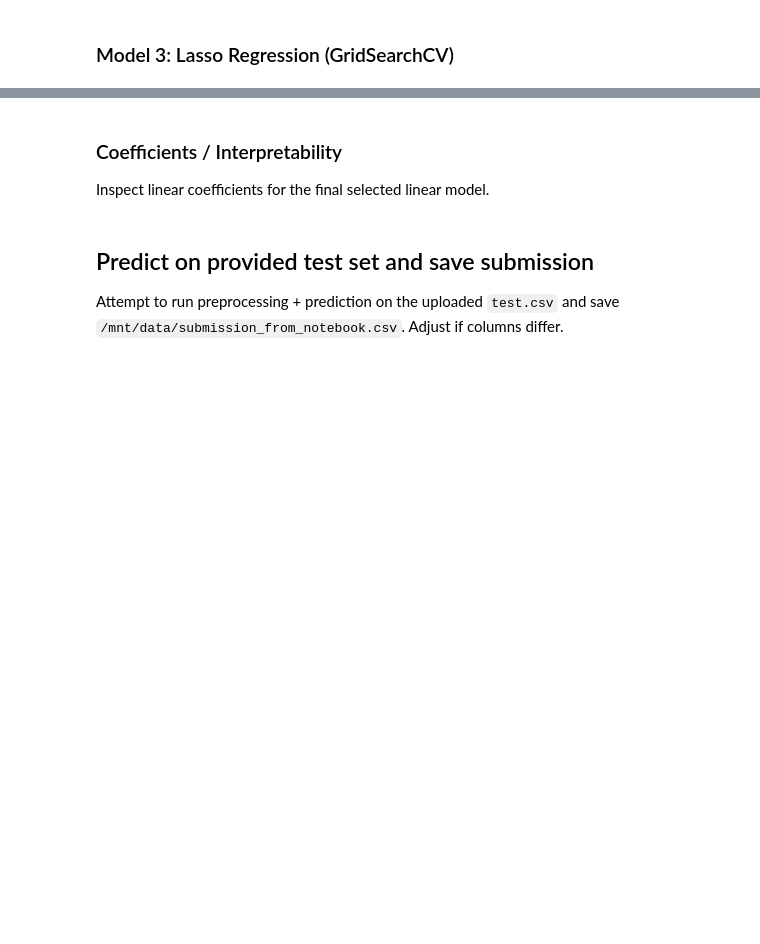
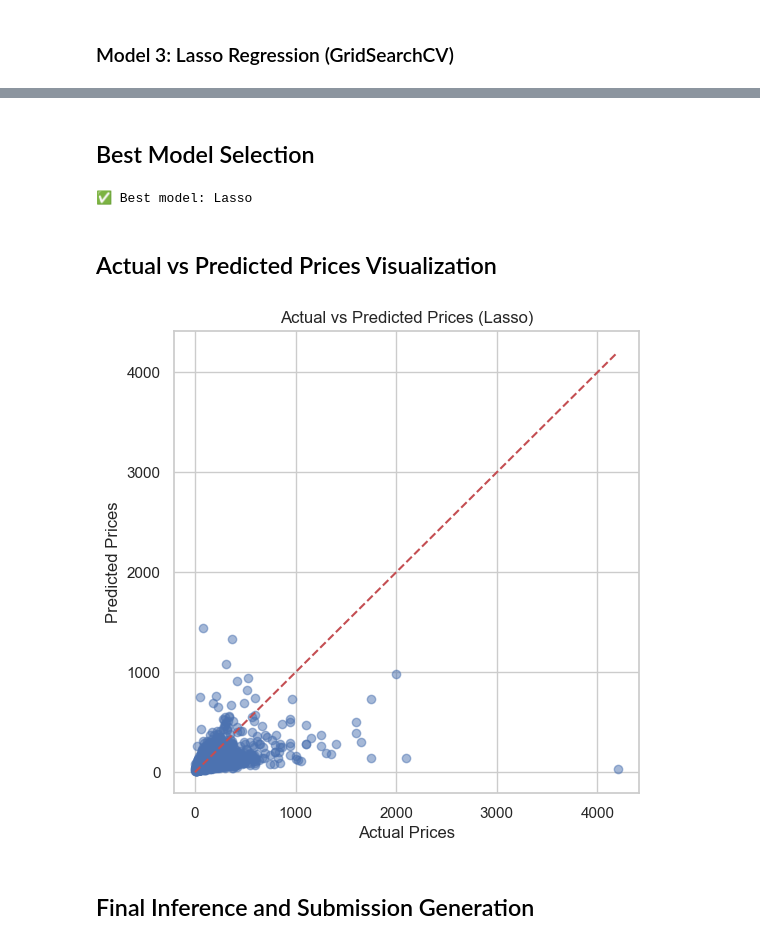
Before and after one commit to AwesomeuncleB/Lineear_regression, a Jupyter notebook: Linear regression/House_Price_Prediction_Assignment.ipynb, the cells around one changed output, grey strips where cells are left out. Cells and saved outputs as stored; diff of their text form; code cells hidden in the pictures; blank space fills up the shorter version.

```diff
--- a/Linear regression/House_Price_Prediction_Assignment.ipynb
+++ b/Linear regression/House_Price_Prediction_Assignment.ipynb
@@ -150,37 +234,32 @@ best_pipeline = {'OLS': ols_pipeline, 'Ridge': ridge_grid.best_estimator_, 'Lass
 # %% [markdown]
-### Coefficients / Interpretability
-Inspect linear coefficients for the final selected linear model.
+##  Best Model Selection
 # %%
-onehot = preprocessor.named_transformers_['cat']['onehot']
-cat_names = onehot.get_feature_names_out(categorical_cols)
-feature_names = numeric_cols + list(cat_names)
+best_idx = results['RMSE'].idxmin()
+best_model_name = results.loc[best_idx, 'Model']
+print(f'✅ Best model: {best_model_name}')
 
-if best_model_name in ['OLS','Ridge','Lasso']:
-    coef = best_pipeline.named_steps['model'].coef_
-    coef_df = pd.DataFrame({'feature': feature_names, 'coefficient': coef})
-    coef_df = coef_df.reindex(coef_df.coefficient.abs().sort_values(ascending=False).index)
-    display(coef_df.head(20))
+if best_model_name == 'OLS':
+    best_pipeline = ols_pipeline
+    y_pred_best = y_pred_ols
+elif best_model_name == 'Ridge':
+    best_pipeline = ridge_grid.best_estimator_
+    y_pred_best = y_pred_ridge
 else:
-    print('Best model not linear; skipping coefficients.')
+    best_pipeline = lasso_grid.best_estimator_
+    y_pred_best = y_pred_lasso
+# %% [output]
+✅ Best model: Lasso
 # %% [markdown]
-## Predict on provided test set and save submission
-Attempt to run preprocessing + prediction on the uploaded `test.csv` and save `/mnt/data/submission_from_notebook.csv`. Adjust if columns differ.
+##  Actual vs Predicted Prices Visualization
 # %%
-test_proc = test.copy()
-# Fill missing as before
-for col in numeric_cols:
-    if col in test_proc.columns:
-        test_proc[col].fillna(train_proc[col].median(), inplace=True)
-for col in categorical_cols:
-    if col in test_proc.columns:
-        test_proc[col].fillna(train_proc[col].mode()[0], inplace=True)
-
-try:
-    X_test_final = test_proc[numeric_cols + categorical_cols]
-    preds_test = best_pipeline.predict(X_test_final)
-    out = test_proc.copy()
-    out['TARGET(PRICE_IN_LACS)'] = preds_test
-    out[['TARGET(PRICE_IN_LACS)']].to_csv('/mnt/data/submission_from_notebook.csv', index=False)
-    print('Saved submission to /mnt/data/submission_from_notebook.csv')
-except Exception as e:
-    print('Could not predict on test.csv automatically:', e)
+plt.figure(figsize=(6,6))
+plt.scatter(y_test, y_pred_best, alpha=0.5)
+plt.xlabel("Actual Prices")
+plt.ylabel("Predicted Prices")
+plt.title(f"Actual vs Predicted Prices ({best_model_name})")
+plt.plot([y_test.min(), y_test.max()], [y_test.min(), y_test.max()], 'r--')
+plt.show()
+# %% [output]
+[figure, added]
+# %% [markdown]
+## Final Inference and Submission Generation
```
Also changed, not shown: parts of 17 cells of this notebook.
